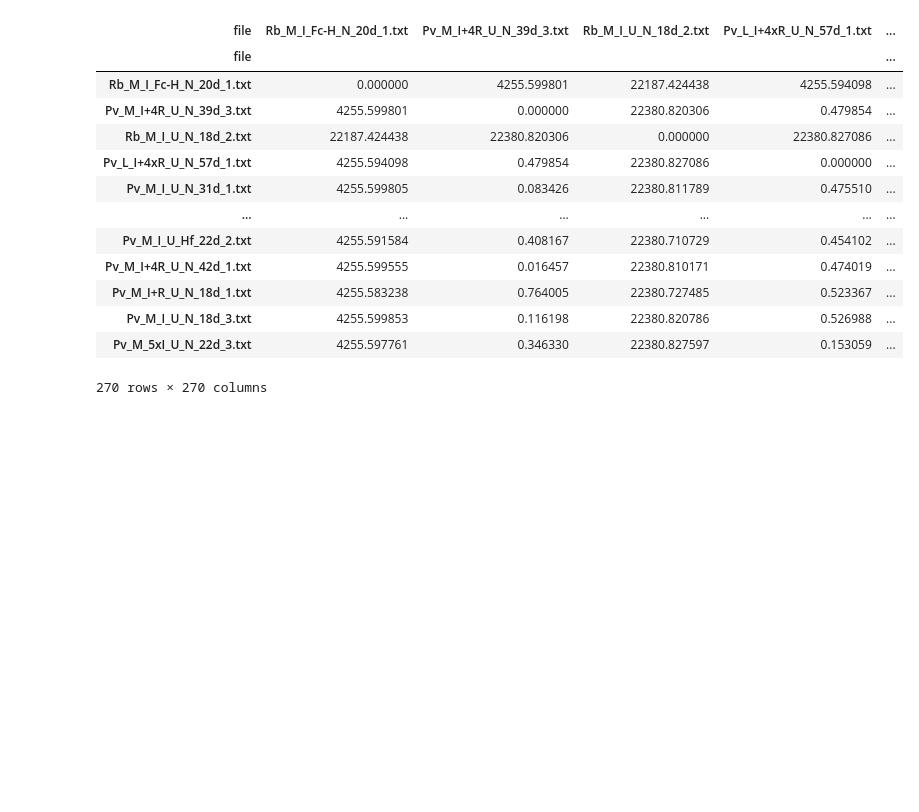
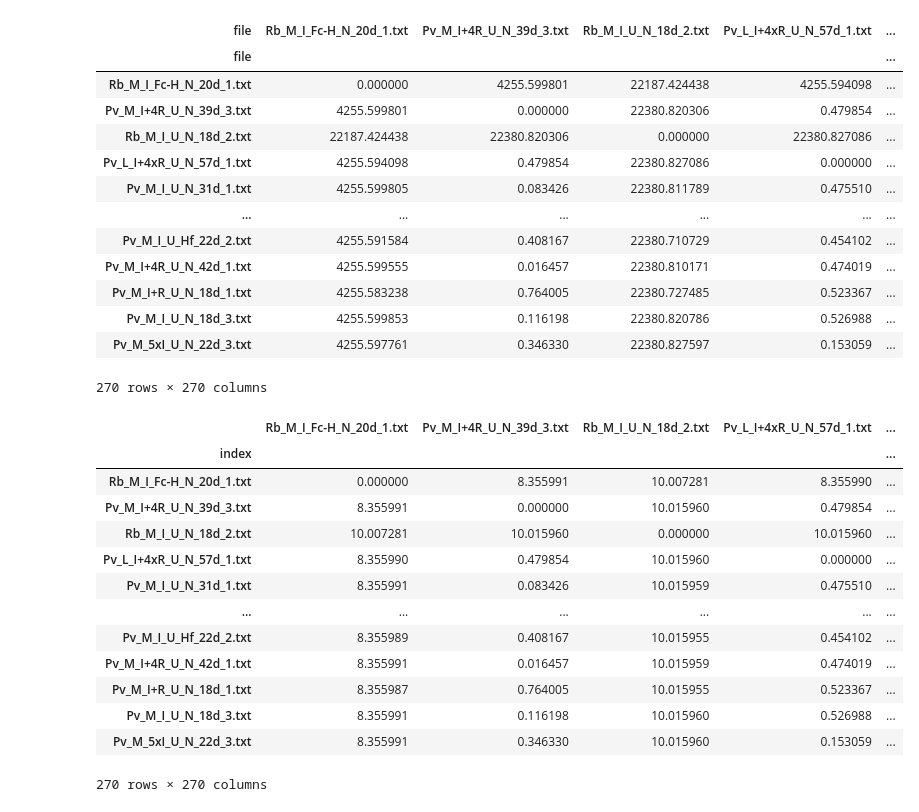
Before and after one commit to lilianjma/biological-networks-final, a Jupyter notebook: Analysis.ipynb, the cells around one changed output. Cells and saved outputs as stored; diff of their text form; code cells hidden in the pictures; blank space fills up the shorter version.

```diff
--- a/Analysis.ipynb
+++ b/Analysis.ipynb
@@ -456,4 +452,36 @@ M = lower_distance_to_M_data(lower_distance_df)
 lst = UPGMA(M, M_labels)
 # %%
 symmetric_distance_df = symmetric_distance_df.drop(columns=['substrate'])
+# %%
+from scipy.cluster.hierarchy import linkage, dendrogram
+import matplotlib.pyplot as plt
+from scipy.spatial.distance import squareform
+
+
+# Your distance matrix
+distances = pd.read_csv('distances_ln.csv')
+# # distances = distances.drop(df.columns[[1]], axis=1)
+dist_sub = distances
+
+dist_sub.set_index('index', inplace=True)
+
+unnamed_columns = [col for col in dist_sub.columns if col.startswith('Unnamed')]
+dist_sub = dist_sub.drop(columns=unnamed_columns)
+
+dist_sub
+# %% [output]
+|  | Rb_M_I_Fc-H_N_20d_1.txt | Pv_M_I+4R_U_N_39d_3.txt | Rb_M_I_U_N_18d_2.txt | Pv_L_I+4xR_U_N_57d_1.txt | ... |
+| index |  |  |  |  | ... |
+| Rb_M_I_Fc-H_N_20d_1.txt | 0.000000 | 8.355991 | 10.007281 | 8.355990 | ... |
+| Pv_M_I+4R_U_N_39d_3.txt | 8.355991 | 0.000000 | 10.015960 | 0.479854 | ... |
+| Rb_M_I_U_N_18d_2.txt | 10.007281 | 10.015960 | 0.000000 | 10.015960 | ... |
+| Pv_L_I+4xR_U_N_57d_1.txt | 8.355990 | 0.479854 | 10.015960 | 0.000000 | ... |
+| Pv_M_I_U_N_31d_1.txt | 8.355991 | 0.083426 | 10.015959 | 0.475510 | ... |
+| ... | ... | ... | ... | ... | ... |
+| Pv_M_I_U_Hf_22d_2.txt | 8.355989 | 0.408167 | 10.015955 | 0.454102 | ... |
+| Pv_M_I+4R_U_N_42d_1.txt | 8.355991 | 0.016457 | 10.015959 | 0.474019 | ... |
+| Pv_M_I+R_U_N_18d_1.txt | 8.355987 | 0.764005 | 10.015955 | 0.523367 | ... |
+| Pv_M_I_U_N_18d_3.txt | 8.355991 | 0.116198 | 10.015960 | 0.526988 | ... |
+| Pv_M_5xI_U_N_22d_3.txt | 8.355991 | 0.346330 | 10.015960 | 0.153059 | ... |
+270 rows × 270 columns
 # %%
```
Also changed, not shown: parts of 7 cells of this notebook, 6 other files.
